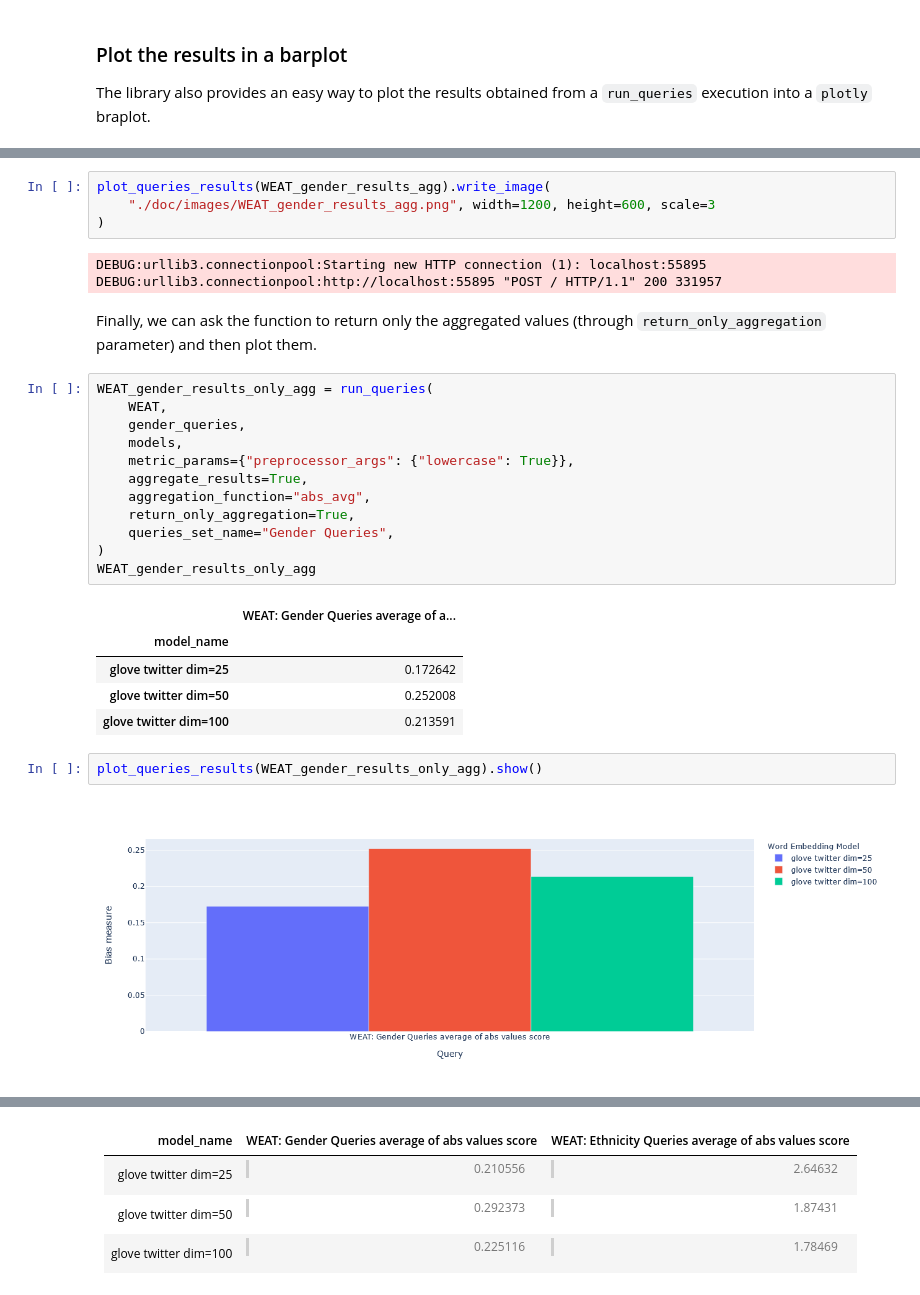
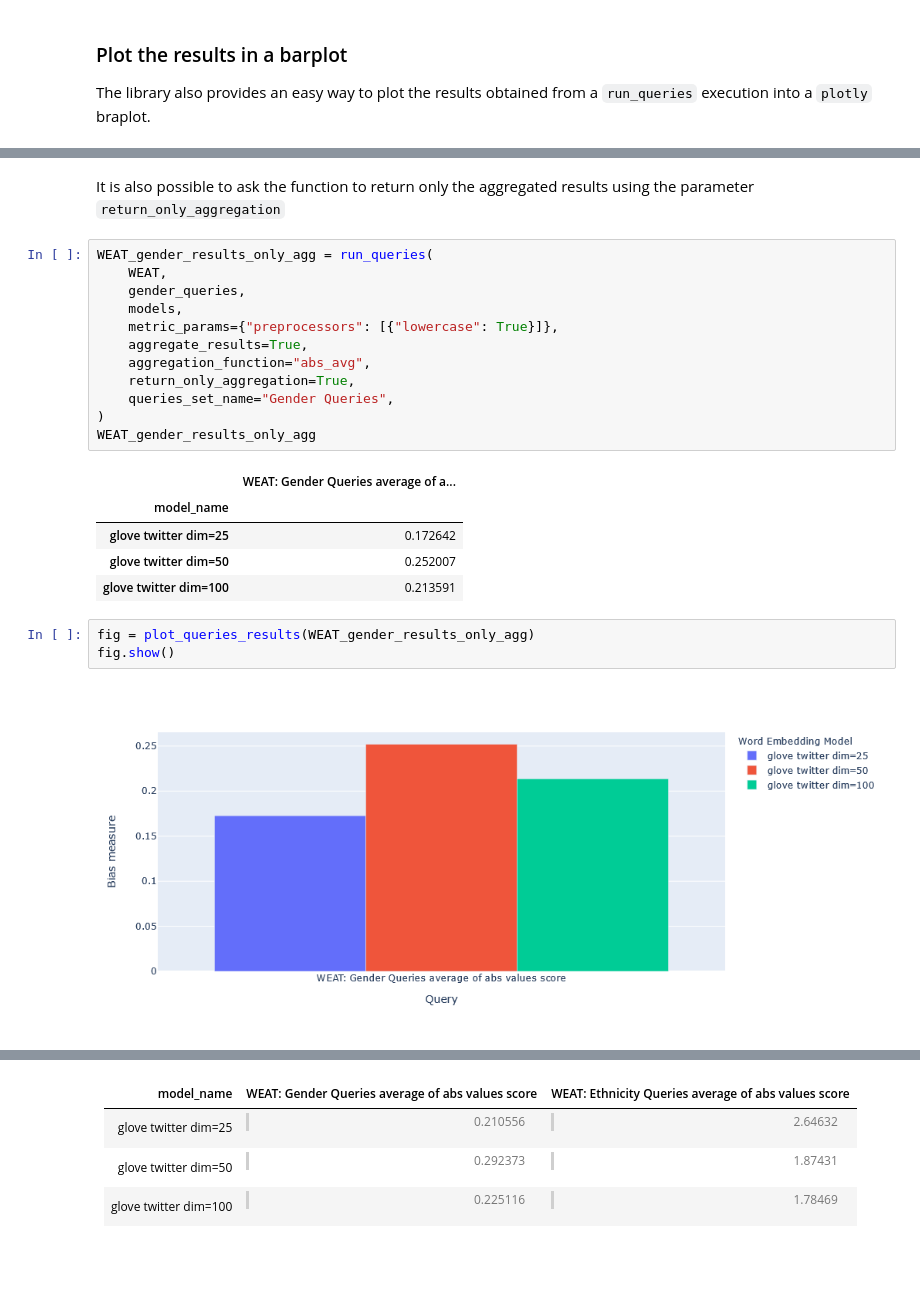
Before and after one commit to dccuchile/wefe, a Jupyter notebook: User_Guide.ipynb, the cells around one changed output, grey strips where cells are left out. Cells and saved outputs as stored; diff of their text form; blank space fills up the shorter version.

```diff
--- a/User_Guide.ipynb
+++ b/User_Guide.ipynb
@@ -516,18 +488,11 @@ plot_queries_results(WEAT_gender_results_agg).show()
-# %%
-plot_queries_results(WEAT_gender_results_agg).write_image(
-    "./doc/images/WEAT_gender_results_agg.png", width=1200, height=600, scale=3
-)
-# %% [output]
-DEBUG:urllib3.connectionpool:Starting new HTTP connection (1): localhost:55895
-DEBUG:urllib3.connectionpool:http://localhost:55895 "POST / HTTP/1.1" 200 331957
 # %% [markdown]
-Finally, we can ask the function to return only the aggregated values (through `return_only_aggregation` parameter) and then plot them.
+It is also possible to ask the function to return only the aggregated results using the parameter `return_only_aggregation`
 # %%
 WEAT_gender_results_only_agg = run_queries(
     WEAT,
     gender_queries,
     models,
-    metric_params={"preprocessor_args": {"lowercase": True}},
+    metric_params={"preprocessors": [{"lowercase": True}]},
     aggregate_results=True,
     aggregation_function="abs_avg",
     return_only_aggregation=True,
@@ -538,9 +503,10 @@ WEAT_gender_results_only_agg
 |  | WEAT: Gender Queries average of a... |
 | model_name |  |
 | glove twitter dim=25 | 0.172642 |
-| glove twitter dim=50 | 0.252008 |
+| glove twitter dim=50 | 0.252007 |
 | glove twitter dim=100 | 0.213591 |
 # %%
-plot_queries_results(WEAT_gender_results_only_agg).show()
+fig = plot_queries_results(WEAT_gender_results_only_agg)
+fig.show()
 # %% [output]
-[figure, old version]
+[figure, new version]
```
Also changed, not shown: parts of 78 cells of this notebook, 1 other file.
